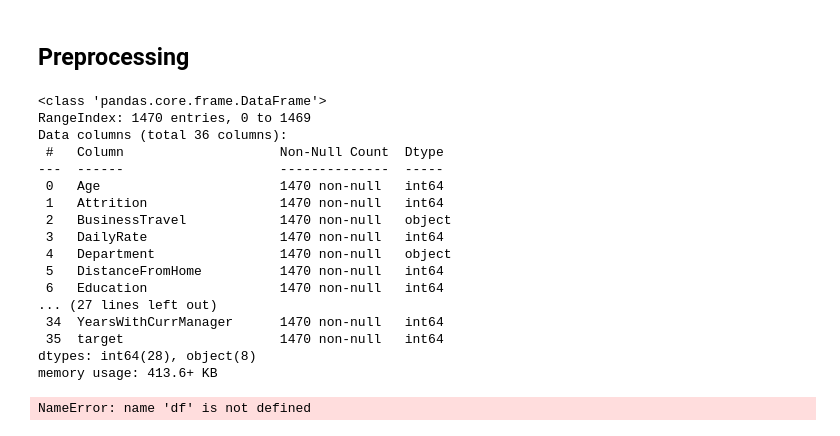
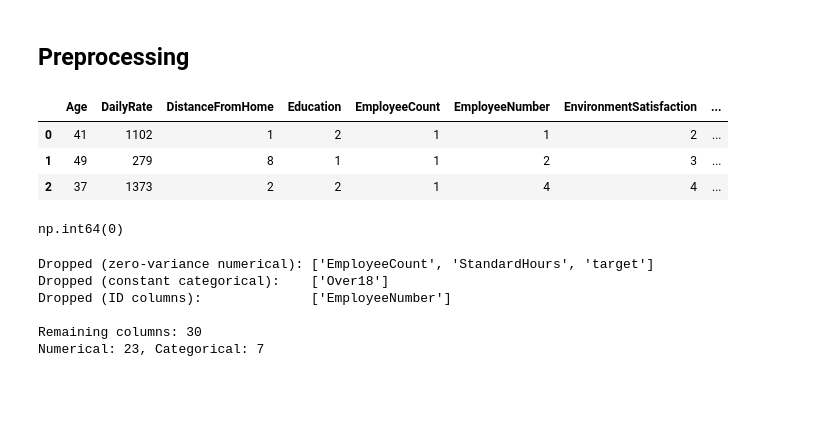
Before and after one commit to vorrjjard-2/bi_finalproj, a Jupyter notebook: part-2/main.ipynb, the cells around one changed output. Cells and saved outputs as stored; diff of their text form; code cells hidden in the pictures; blank space fills up the shorter version.

```diff
--- a/part-2/main.ipynb
+++ b/part-2/main.ipynb
@@ -3,3 +3,5 @@ import pandas as pd
 import numpy as np
 import matplotlib.pyplot as plt
 import seaborn as sns
+
+pd.set_option("display.max_columns", None)
@@ -23,11 +23,12 @@ df = pd.read_csv('WA_Fn-UseC_-HR-Employee-Attrition.csv')
 # %%
 # 1. target handling
 
-df['target'] = df['Attrition'].astype(int)
+df['target'] = df['Attrition'].astype(bool).astype(int)
+df = df.drop(columns=['Attrition'])
 # %%
 # Numerical columns (int64)
 num_cols = [
-    'Age', 'Attrition', 'DailyRate', 'DistanceFromHome', 'Education',
+    'Age', 'DailyRate', 'DistanceFromHome', 'Education',
     'EmployeeCount', 'EmployeeNumber', 'EnvironmentSatisfaction', 'HourlyRate',
     'JobInvolvement', 'JobLevel', 'JobSatisfaction', 'MonthlyIncome', 'MonthlyRate',
     'NumCompaniesWorked', 'PercentSalaryHike', 'PerformanceRating',
@@ -42,25 +43,46 @@ cat_cols = [
     'BusinessTravel', 'Department', 'EducationField', 'Gender',
     'JobRole', 'MaritalStatus', 'Over18', 'OverTime'
 ]
-# %% [output]
-<class 'pandas.core.frame.DataFrame'>
-RangeIndex: 1470 entries, 0 to 1469
-Data columns (total 36 columns):
- #   Column                    Non-Null Count  Dtype
----  ------                    --------------  -----
- 0   Age                       1470 non-null   int64
- 1   Attrition                 1470 non-null   int64
- 2   BusinessTravel            1470 non-null   object
- 3   DailyRate                 1470 non-null   int64
- 4   Department                1470 non-null   object
- 5   DistanceFromHome          1470 non-null   int64
- 6   Education                 1470 non-null   int64
-... (27 lines left out)
- 34  YearsWithCurrManager      1470 non-null   int64
- 35  target                    1470 non-null   int64
-dtypes: int64(28), object(8)
-memory usage: 413.6+ KB
 # %%
-df.head(5)
+df[num_cols].head(3)
 # %% [output]
-NameError: name 'df' is not defined
+|  | Age | DailyRate | DistanceFromHome | Education | EmployeeCount | EmployeeNumber | EnvironmentSatisfaction | ... |
+| 0 | 41 | 1102 | 1 | 2 | 1 | 1 | 2 | ... |
+| 1 | 49 | 279 | 8 | 1 | 1 | 2 | 3 | ... |
+| 2 | 37 | 1373 | 2 | 2 | 1 | 4 | 4 | ... |
+# %%
+# 2. Check for missing values
+
+df.isnull().sum().sum()
+# %% [output]
+np.int64(0)
+# %%
+# 3. Drop constant/low-variance columns using VarianceThreshold
+from sklearn.feature_selection import VarianceThreshold
+
+vt = VarianceThreshold(threshold=0.05)
+vt.fit(df[num_cols])
+
+dropped_num = [c for c, s in zip(num_cols, vt.get_support()) if not s]
+dropped_cat = [c for c in cat_cols if df[c].nunique() <= 1]
+
+id_cols = ['EmployeeNumber']
+
+drop_cols = dropped_num + dropped_cat + id_cols
+df = df.drop(columns=drop_cols)
+
+num_cols = [c for c in num_cols if c not in drop_cols]
+cat_cols = [c for c in cat_cols if c not in drop_cols]
+
+print(f"Dropped (zero-variance numerical): {dropped_num}")
+print(f"Dropped (constant categorical):    {dropped_cat}")
+print(f"Dropped (ID columns):              {id_cols}")
+print(f"\nRemaining columns: {len(df.columns)}")
+print(f"Numerical: {len(num_cols)}, Categorical: {len(cat_cols)}")
+# %% [output]
+Dropped (zero-variance numerical): ['EmployeeCount', 'StandardHours', 'target']
+Dropped (constant categorical):    ['Over18']
+Dropped (ID columns):              ['EmployeeNumber']
+
+Remaining columns: 30
+Numerical: 23, Categorical: 7
```
Also changed, not shown: parts of 5 cells of this notebook.
